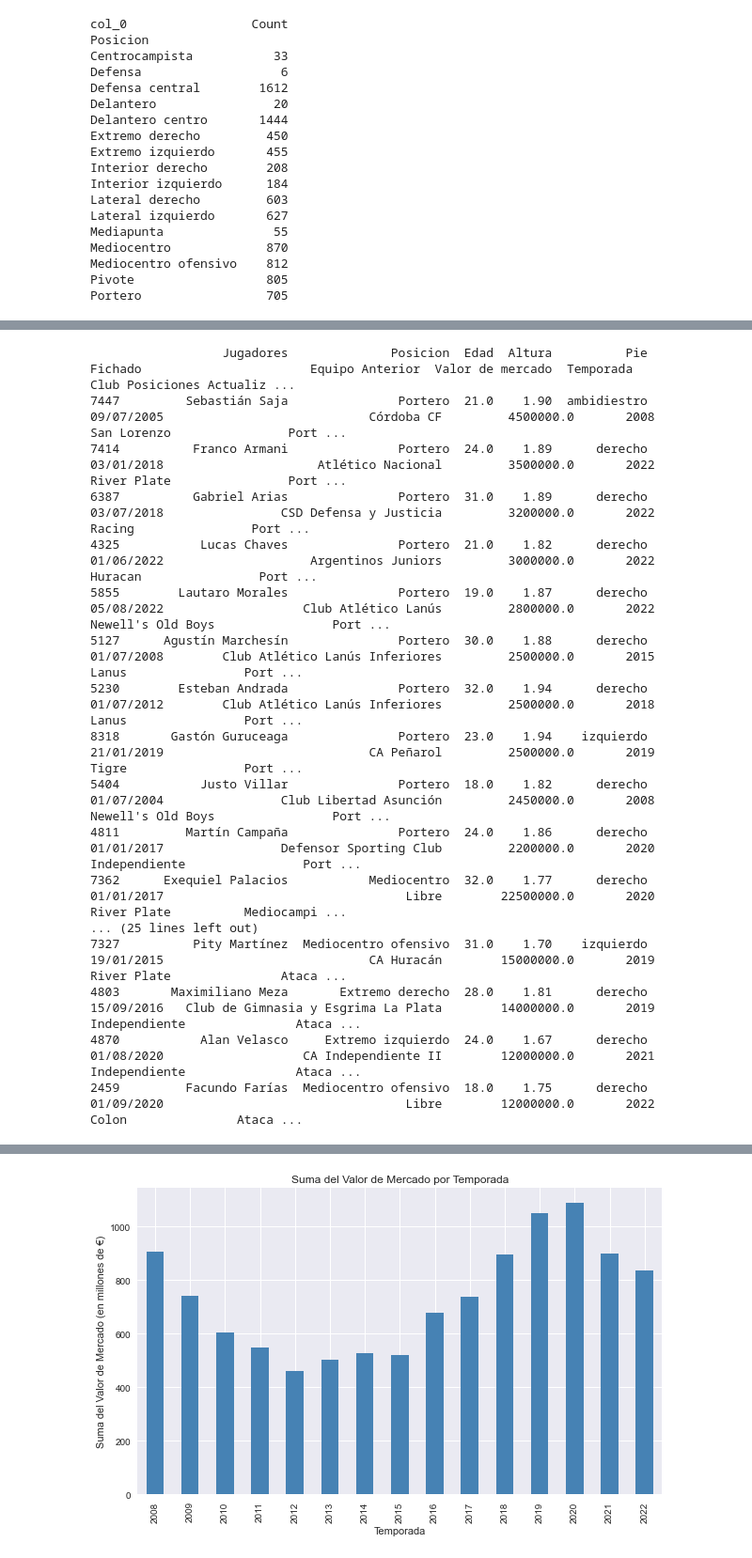
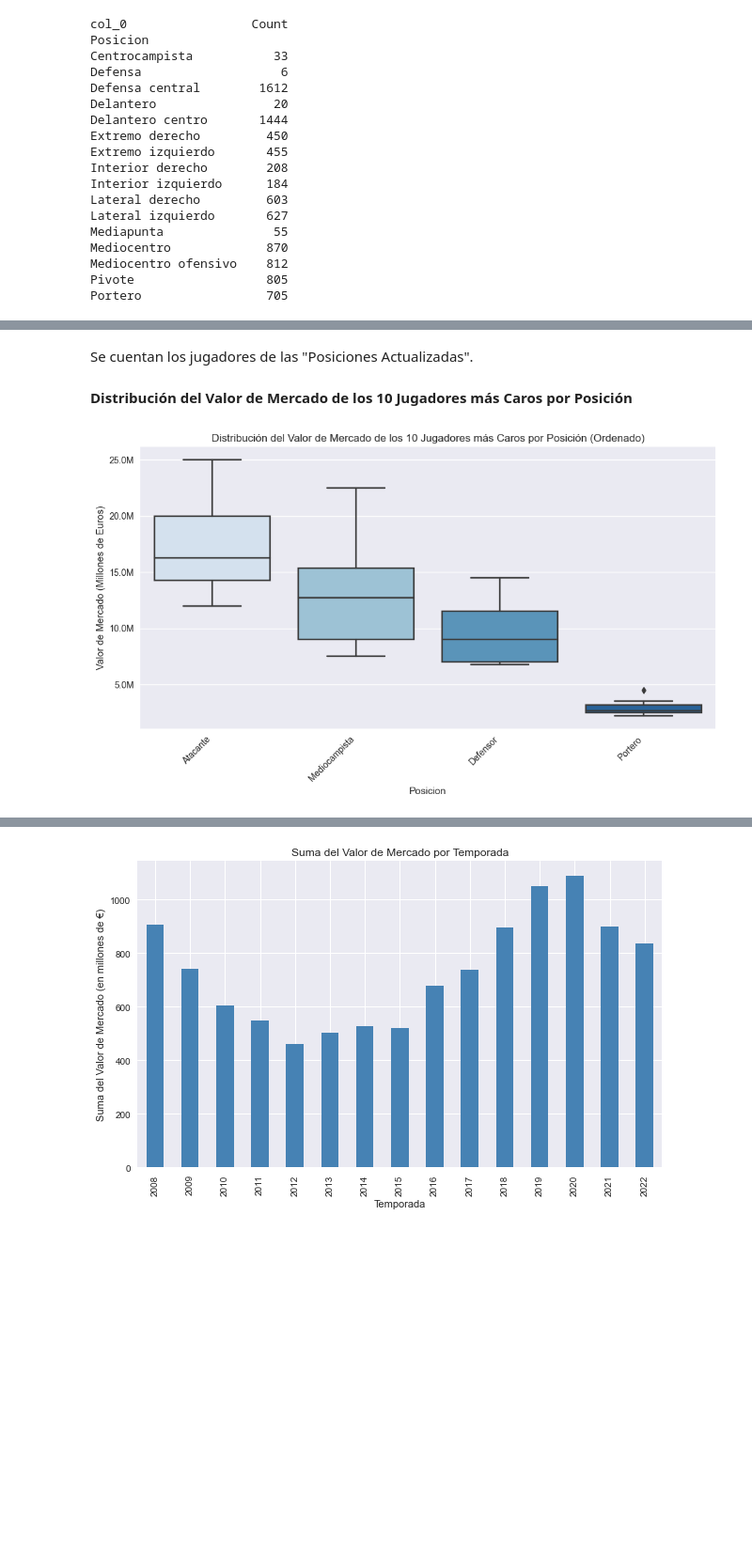
Before and after one commit to RODRIGORUBIO1991/PythonCode, a Jupyter notebook: Football/TransferMarket.ipynb, the cells around one changed output, grey strips where cells are left out. Shown at 94% size. Saved outputs shown, nothing was run; the diff lists cells and outputs as text; code cells hidden in the pictures; blank space fills up the shorter version.

```diff
--- a/Football/TransferMarket.ipynb
+++ b/Football/TransferMarket.ipynb
@@ -564,39 +551,58 @@ print(jugadores_atacantes_top_10)
+# %% [markdown]
+Se cuentan los jugadores de las "Posiciones Actualizadas".
+# %% [markdown]
+**Distribución del Valor de Mercado de los 10 Jugadores más Caros por Posición**
 # %%
+
+
 # Filtro para quedarse solo con la última aparición de cada jugador con su máximo valor de mercado
 df_unique_jugadores = df.drop_duplicates(subset="Jugadores", keep="last")
 
 # Lista de posiciones actualizadas a considerar
-posiciones_a_considerar = ["Portero", "Mediocampista", "Defensor", "Atacante"]
+posiciones_a_considerar = ["Atacante", "Mediocampista", "Defensor", "Portero"]
 
 # Lista para almacenar los DataFrames de los 10 jugadores más caros de cada posición
 top_10_jugadores_por_posicion = []
 
 # Iteramos sobre las posiciones a considerar y filtramos los 10 jugadores más caros de cada una
 for posicion in posiciones_a_considerar:
-    jugadores_posicion = df_unique_jugadores[df_unique_jugadores["Posiciones Actualizada"] == posicion]
+    jugadores_posicion = df_unique_jugadores[df_unique_jugadores["Posiciones Actualizadas"] == posicion]
     jugadores_posicion_mas_caros = jugadores_posicion.sort_values(by="Valor de mercado", ascending=False).head(10)
     top_10_jugadores_por_posicion.append(jugadores_posicion_mas_caros)
 
 # Concatenamos los DataFrames en una única tabla
 tabla_top_10_jugadores = pd.concat(top_10_jugadores_por_posicion)
 
-# Mostrar la tabla con los 10 jugadores más caros de cada posición
-print(tabla_top_10_jugadores)
+# Agregar una columna para codificar el orden deseado de las posiciones
+orden_posiciones = {"Atacante": 1, "Mediocampista": 2, "Defensor": 3, "Portero": 4}
+tabla_top_10_jugadores["Orden Posiciones"] = tabla_top_10_jugadores["Posiciones Actualizadas"].map(orden_posiciones)
+
+# Ordenar el DataFrame según la columna de orden de posiciones
+tabla_top_10_jugadores = tabla_top_10_jugadores.sort_values(by="Orden Posiciones")
+
+# Configurar el estilo del gráfico
+plt.style.use("seaborn")
+
+# Crear el gráfico de cajas
+plt.figure(figsize=(10, 6))
+sns.boxplot(data=tabla_top_10_jugadores, x="Posiciones Actualizadas", y="Valor de mercado", palette="Blues", order=posiciones_a_considerar)
+
+# Formatear el eje Y para mostrar los valores en millones y sin notación exponencial
+def millions_formatter(x, pos):
+    return f'{x / 1e6:.1f}M'
+
+plt.gca().yaxis.set_major_formatter(FuncFormatter(millions_formatter))
+
+# Etiquetas del eje X inclinadas a 45 grados
+plt.xticks(rotation=45, ha='right')
+
+# Etiquetas de los ejes y título del gráfico
+plt.xlabel("Posicion")
+plt.ylabel("Valor de Mercado (Millones de Euros)")
+plt.title("Distribución del Valor de Mercado de los 10 Jugadores más Caros por Posición (Ordenado)")
+
+# Mostrar el gráfico
+plt.tight_layout()
+plt.show()
 # %% [output]
-                  Jugadores              Posicion  Edad  Altura          Pie     Fichado                       Equipo Anterior  Valor de mercado  Temporada                     Club Posiciones Actualiz ...
-7447         Sebastián Saja               Portero  21.0    1.90  ambidiestro  09/07/2005                            Córdoba CF         4500000.0       2008              San Lorenzo                Port ...
-7414          Franco Armani               Portero  24.0    1.89      derecho  03/01/2018                     Atlético Nacional         3500000.0       2022              River Plate                Port ...
-6387          Gabriel Arias               Portero  31.0    1.89      derecho  03/07/2018                CSD Defensa y Justicia         3200000.0       2022                   Racing                Port ...
-4325           Lucas Chaves               Portero  21.0    1.82      derecho  01/06/2022                    Argentinos Juniors         3000000.0       2022                  Huracan                Port ...
-5855        Lautaro Morales               Portero  19.0    1.87      derecho  05/08/2022                   Club Atlético Lanús         2800000.0       2022        Newell's Old Boys                Port ...
-5127      Agustín Marchesín               Portero  30.0    1.88      derecho  01/07/2008        Club Atlético Lanús Inferiores         2500000.0       2015                    Lanus                Port ...
-5230        Esteban Andrada               Portero  32.0    1.94      derecho  01/07/2012        Club Atlético Lanús Inferiores         2500000.0       2018                    Lanus                Port ...
-8318       Gastón Guruceaga               Portero  23.0    1.94    izquierdo  21/01/2019                            CA Peñarol         2500000.0       2019                    Tigre                Port ...
-5404           Justo Villar               Portero  18.0    1.82      derecho  01/07/2004                Club Libertad Asunción         2450000.0       2008        Newell's Old Boys                Port ...
-4811         Martín Campaña               Portero  24.0    1.86      derecho  01/01/2017                Defensor Sporting Club         2200000.0       2020            Independiente                Port ...
-7362      Exequiel Palacios           Mediocentro  32.0    1.77      derecho  01/01/2017                                 Libre        22500000.0       2020              River Plate          Mediocampi ...
-... (25 lines left out)
-7327          Pity Martínez  Mediocentro ofensivo  31.0    1.70    izquierdo  19/01/2015                            CA Huracán        15000000.0       2019              River Plate               Ataca ...
-4803       Maximiliano Meza       Extremo derecho  28.0    1.81      derecho  15/09/2016   Club de Gimnasia y Esgrima La Plata        14000000.0       2019            Independiente               Ataca ...
-4870           Alan Velasco     Extremo izquierdo  24.0    1.67      derecho  01/08/2020                   CA Independiente II        12000000.0       2021            Independiente               Ataca ...
-2459         Facundo Farías  Mediocentro ofensivo  18.0    1.75      derecho  01/09/2020                                 Libre        12000000.0       2022                    Colon               Ataca ...
+[figure, added]
```
Also changed, not shown: parts of 53 cells of this notebook.
